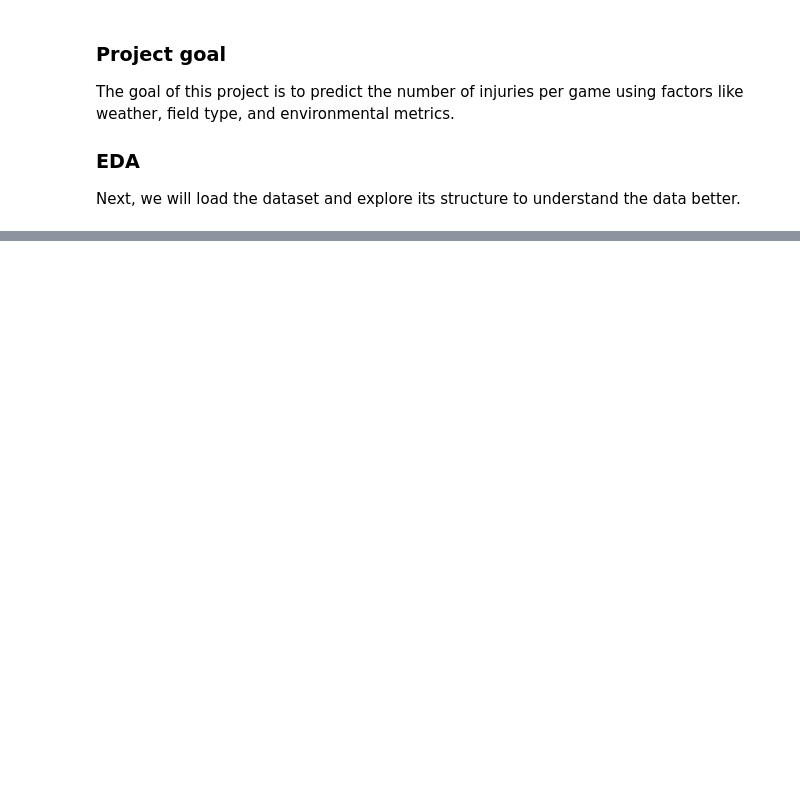
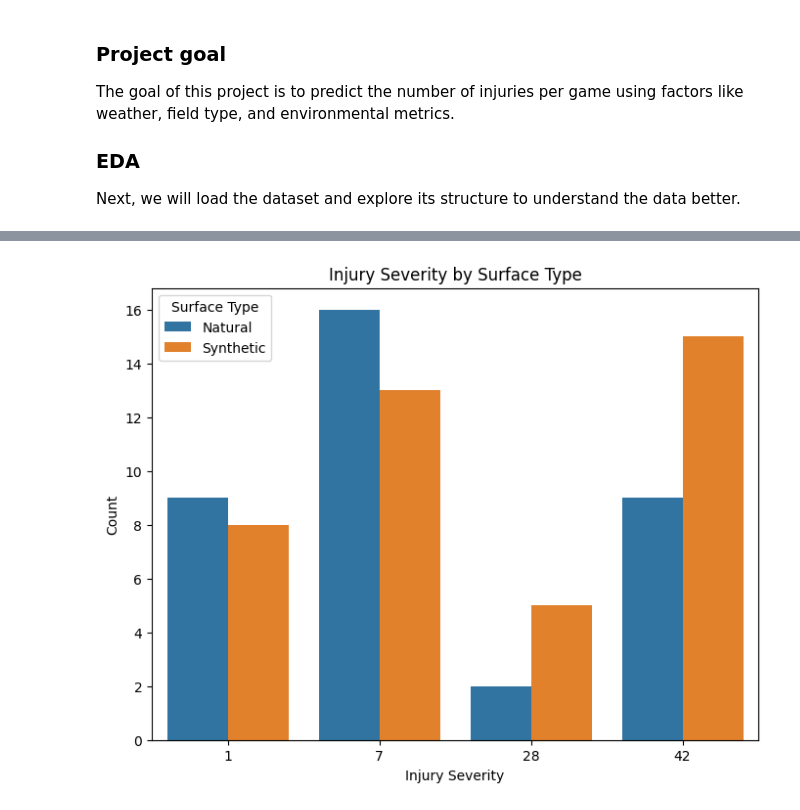
Before and after one commit to daniiprietoo/nfl-injury-analytics, a Jupyter notebook: notebooks/EDA.ipynb, the cells around one changed output, grey strips where cells are left out. Cells and saved outputs as stored; diff of their text form; code cells hidden in the pictures; blank space fills up the shorter version.

```diff
--- a/notebooks/EDA.ipynb
+++ b/notebooks/EDA.ipynb
@@ -98,0 +370,10 @@ print(f"{raw_data.duplicated().sum()} duplicates in the dataset")
+# %%
+plt.figure(figsize=(8, 6))
+sns.countplot(data=combined_data, x='InjurySeverity', hue='Surface')
+plt.title('Injury Severity by Surface Type')
+plt.xlabel('Injury Severity')
+plt.ylabel('Count')
+plt.legend(title='Surface Type')
+plt.show()
+# %% [output]
+[figure, added]
```
Also changed, not shown: parts of 47 cells of this notebook, 6 other files.
